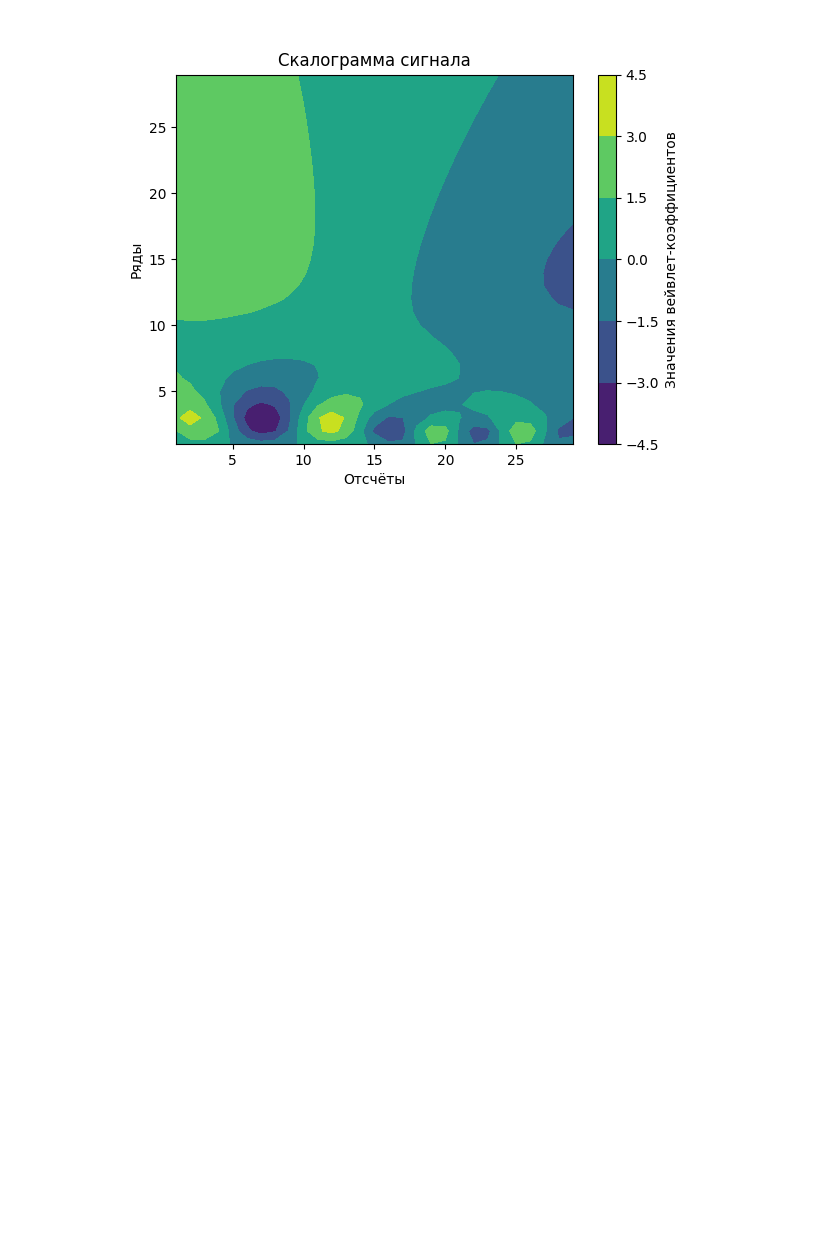
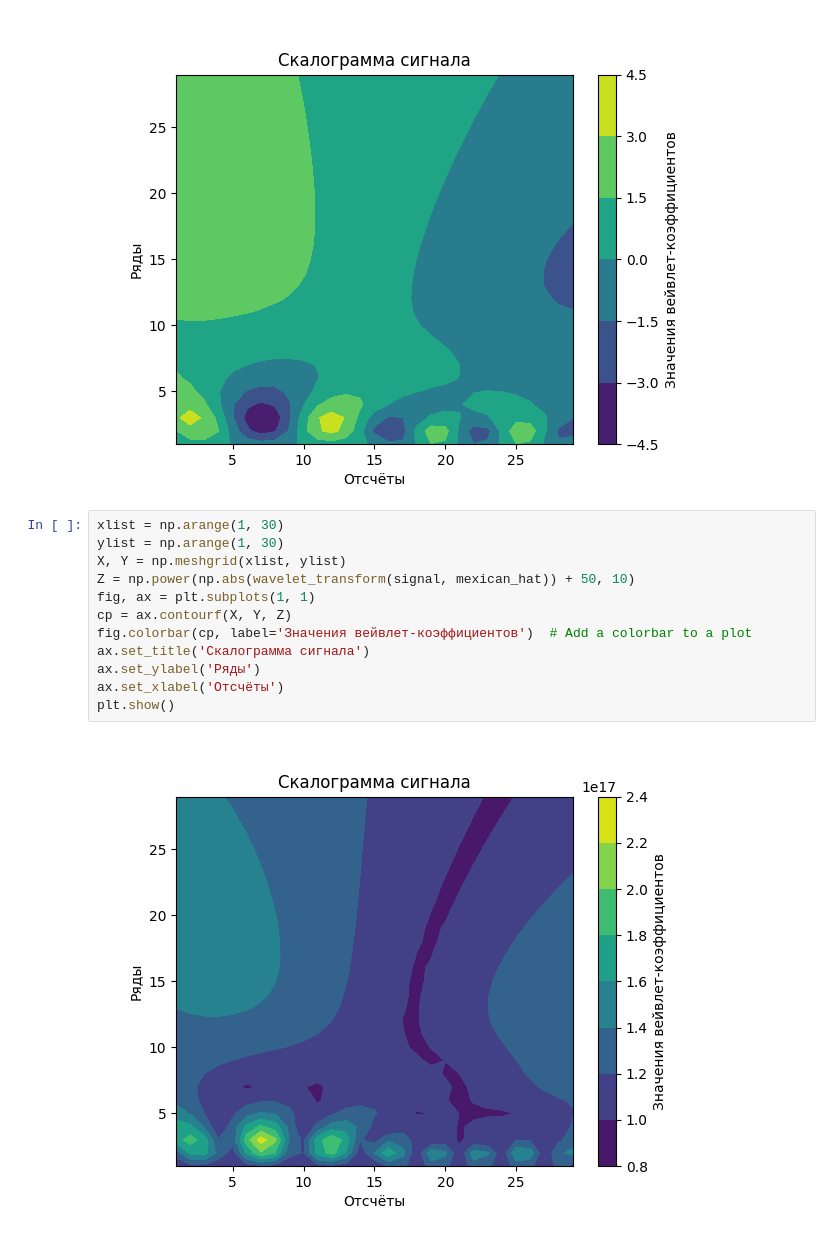
Before and after one commit to Niatomi/conversion-of-measurement-signals-course, a Jupyter notebook: src/practice_9.ipynb, the cells around one changed output. Cells and saved outputs as stored; diff of their text form; blank space fills up the shorter version.

```diff
--- a/src/practice_9.ipynb
+++ b/src/practice_9.ipynb
@@ -91,3 +91,17 @@ ax.set_xlabel('Отсчёты')
 plt.show()
 # %% [output]
 [figure]
+# %%
+xlist = np.arange(1, 30)
+ylist = np.arange(1, 30)
+X, Y = np.meshgrid(xlist, ylist)
+Z = np.power(np.abs(wavelet_transform(signal, mexican_hat)) + 50, 10)
+fig, ax = plt.subplots(1, 1)
+cp = ax.contourf(X, Y, Z)
+fig.colorbar(cp, label='Значения вейвлет-коэффициентов')  # Add a colorbar to a plot
+ax.set_title('Скалограмма сигнала')
+ax.set_ylabel('Ряды')
+ax.set_xlabel('Отсчёты')
+plt.show()
+# %% [output]
+[figure, added]
```
Also changed, not shown: parts of 1 cell of this notebook.
